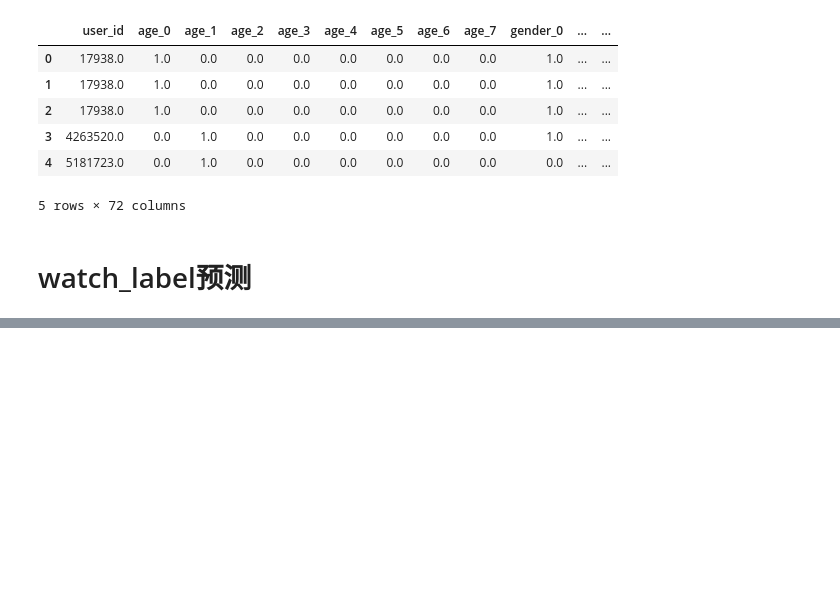
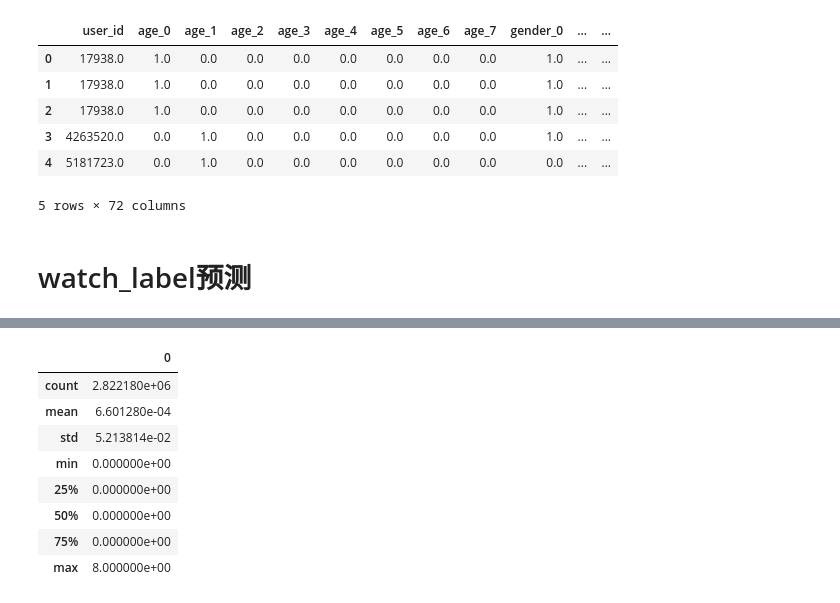
Before and after one commit to GZYZG/2021-digix-recommendation, a Jupyter notebook: Models/LightGBM.ipynb, the cells around one changed output, grey strips where cells are left out. Saved outputs shown, nothing was run; the diff lists cells and outputs as text; code cells hidden in the pictures; blank space fills up the shorter version.

```diff
--- a/Models/LightGBM.ipynb
+++ b/Models/LightGBM.ipynb
@@ -74,0 +118,3 @@ gbm.fit(X_train, y_train, eval_set=[(X_test, y_test)], early_stopping_rounds=5)
+# %%
+# 模型加载
+gbm = joblib.load('./ckp/watch_lgb_v1.pkl')
@@ -74,0 +140,16 @@ gbm.fit(X_train, y_train, eval_set=[(X_test, y_test)], early_stopping_rounds=5)
+# %%
+test_ans = gbm.predict(test_data)
+# %%
+test_ans_df = pd.DataFrame(test_ans)
+# %%
+test_ans_df.describe()
+# %% [output]
+|  | 0 |
+| count | 2.822180e+06 |
+| mean | 6.601280e-04 |
+| std | 5.213814e-02 |
+| min | 0.000000e+00 |
+| 25% | 0.000000e+00 |
+| 50% | 0.000000e+00 |
+| 75% | 0.000000e+00 |
+| max | 8.000000e+00 |
```
Also changed, not shown: parts of 34 cells of this notebook, 3 other files.
